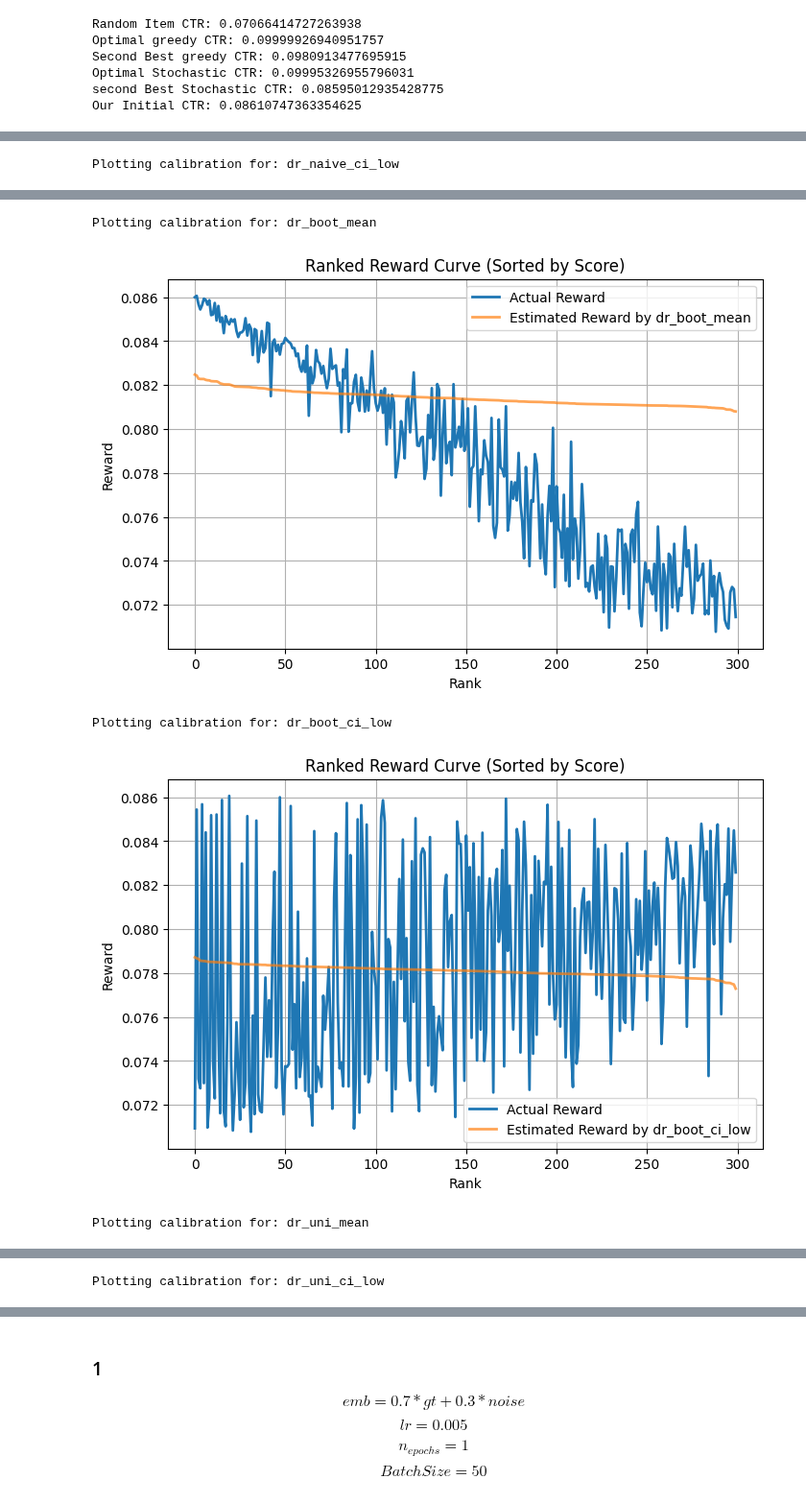
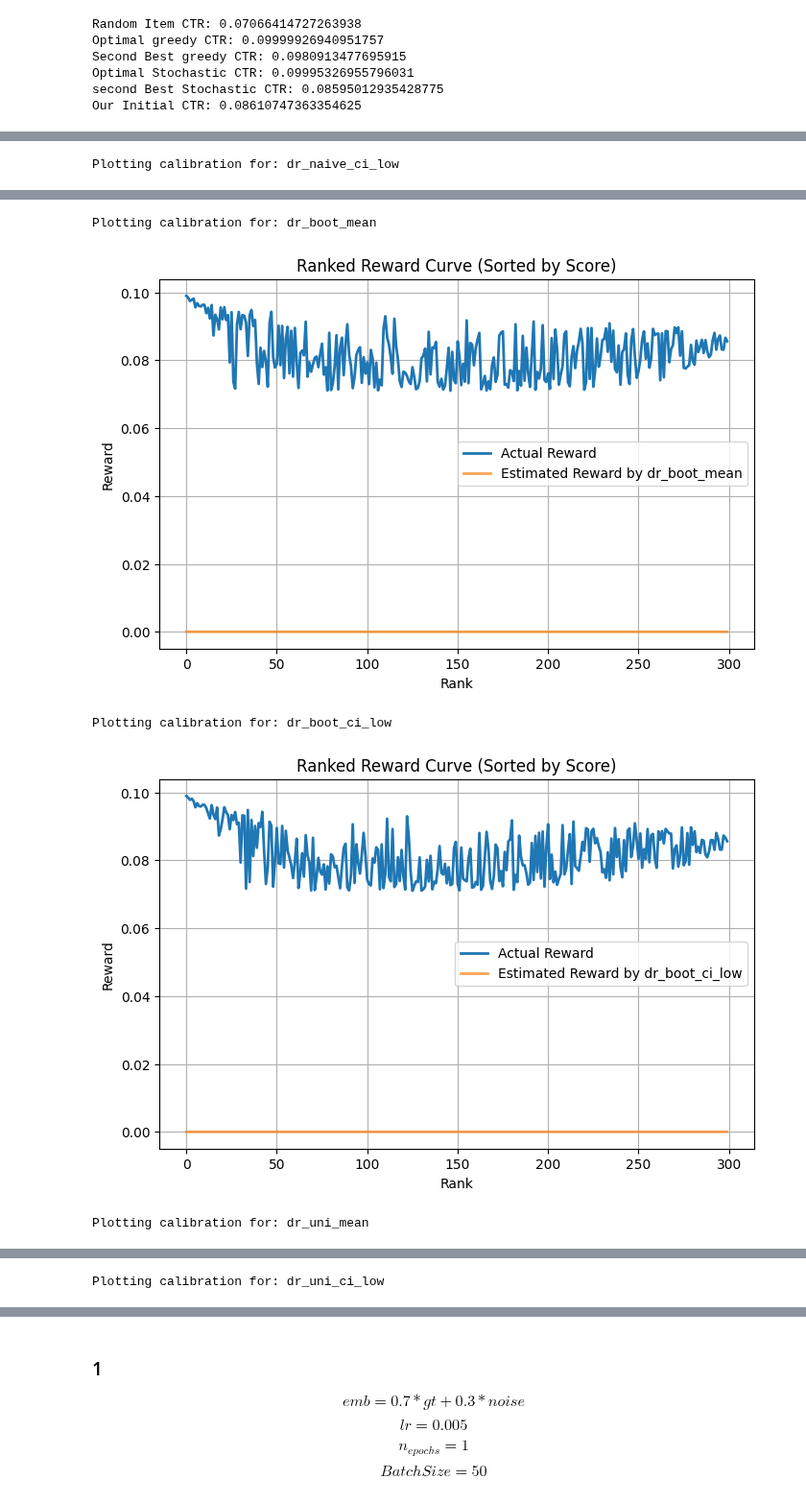
Before and after one commit to TauRoeed/OPC, a Jupyter notebook: run_OPL_tests.ipynb, the cells around one changed output, grey strips where cells are left out. Shown at 96% size. Saved outputs shown, nothing was run; the diff lists cells and outputs as text; code cells hidden in the pictures.

```diff
--- a/run_OPL_tests.ipynb
+++ b/run_OPL_tests.ipynb
@@ -200,0 +212,27 @@ Simulation time for 30000 samples: 0.0611572265625 seconds
+# %%
+df_improve, _ = random_policy_trainer_trial(
+    train_size=15000,
+    dataset=train_dataset,
+    n_policies=300,
+    val_size=10000,
+    use_random=False,
+    use_oracle=True
+)
+
+df_random, _ = random_policy_trainer_trial(
+    train_size=15000,
+    dataset=train_dataset,
+    n_policies=300,
+    val_size=10000,
+    use_random=True,
+    use_oracle=False
+)
+
+df_learning_sim, _ = random_policy_trainer_trial(
+    train_size=15000,
+    dataset=train_dataset,
+    n_policies=300,
+    val_size=10000,
+    use_random=True,
+    use_oracle=True
+)
@@ -200,0 +244,4 @@ Simulation time for 30000 samples: 0.0611572265625 seconds
+# %%
+df_improve = df_improve[0]
+df_random = df_random[0]
+df_learning_sim = df_learning_sim[0]
@@ -259,6 +339,6 @@ Error Metrics: {'mean_error': np.float64(-0.0009816837717998806), 'mae': np.floa
 # %%
 plot_calibration_and_rank_table(
-    df,
+    df_learning_sim,
     cols=cols,
     reward_col="user_attrs_actual_reward"
 )
@@ -270,5 +350,5 @@ Plotting calibration for: dr_naive_ci_low
 Plotting calibration for: dr_boot_mean
-[figure, old version]
+[figure, new version]
 Plotting calibration for: dr_boot_ci_low
-[figure, old version]
+[figure, new version]
 Plotting calibration for: dr_uni_mean
```
Also changed, not shown: parts of 22 cells of this notebook, 2 other files.
